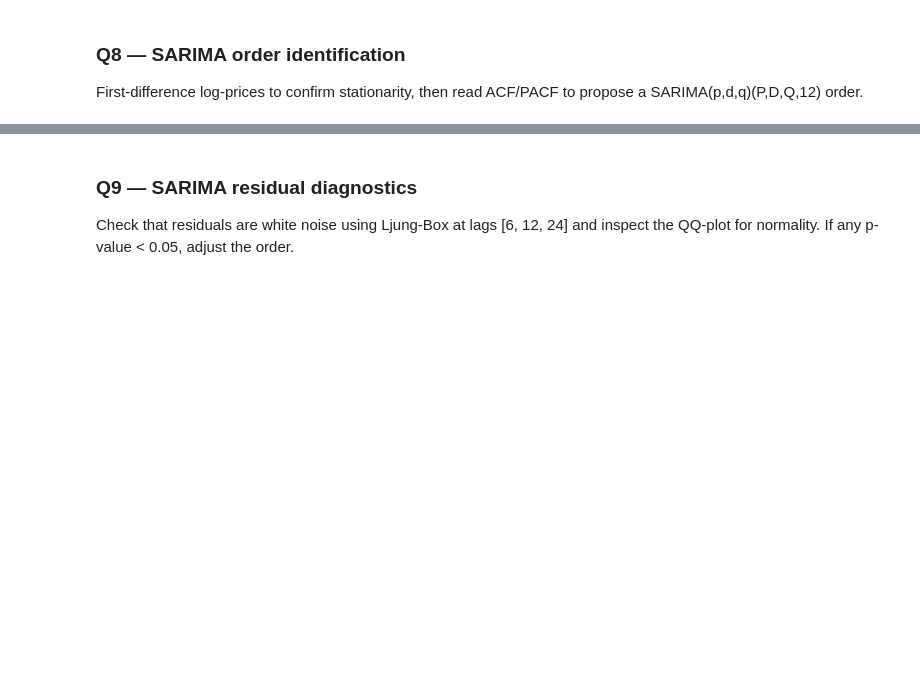
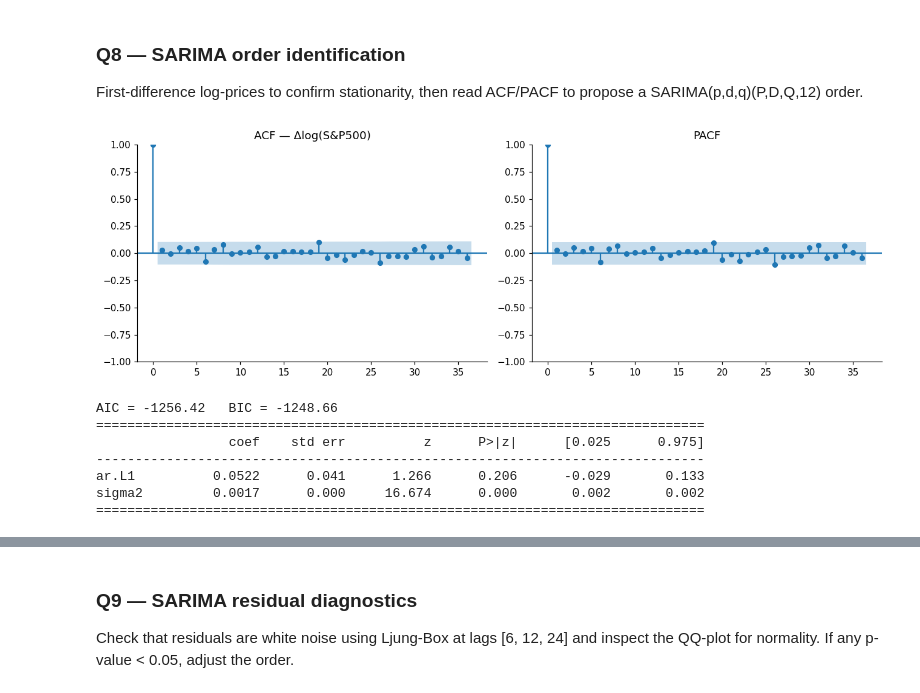
Before and after one commit to CodexAarogya/Fusemachines-Assignments, a Jupyter notebook: Week-8/Assignment/W8_Forecasting_Assignment.ipynb, the cells around one changed output, grey strips where cells are left out. Saved outputs shown, nothing was run; the diff lists cells and outputs as text; code cells hidden in the pictures; blank space fills up the shorter version.

```diff
--- a/Week-8/Assignment/W8_Forecasting_Assignment.ipynb
+++ b/Week-8/Assignment/W8_Forecasting_Assignment.ipynb
@@ -389,25 +414,34 @@ First-difference log-prices to confirm stationarity, then read ACF/PACF
 to propose a SARIMA(p,d,q)(P,D,Q,12) order.
 # %%
 # Q8 ──────────────────────────────────────────────────────────────────────────
-diff_log = None   # first difference of log_train with NaN removed
+diff_log = log_train.diff().dropna()   # first difference of log_train with NaN removed
 
 fig, axes = plt.subplots(1, 2, figsize=(12, 4))
 plot_acf( diff_log, ax=axes[0], lags=36, title='ACF — Δlog(S&P500)')
 plot_pacf(diff_log, ax=axes[1], lags=36, title='PACF', method='ywm')
 plt.tight_layout(); plt.show()
 
-p, d, q = None, None, None   # non-seasonal AR, differencing, MA orders
-P, D, Q = None, None, None   # seasonal AR, differencing, MA orders (period = 12)
+p, d, q = 1, 1, 0   # non-seasonal AR, differencing, MA orders
+P, D, Q = 0, 0, 0   # seasonal AR, differencing, MA orders (period = 12)
 
 sarima = SARIMAX(
     log_train,
     order=(p, d, q),
     seasonal_order=(P, D, Q, 12),
     enforce_stationarity=False,
     enforce_invertibility=False,
 ).fit(disp=False)
 
 print(f"AIC = {sarima.aic:.2f}   BIC = {sarima.bic:.2f}")
 print(sarima.summary().tables[1])
+# %% [output]
+[figure, added]
+AIC = -1256.42   BIC = -1248.66
+==============================================================================
+                 coef    std err          z      P>|z|      [0.025      0.975]
+------------------------------------------------------------------------------
+ar.L1          0.0522      0.041      1.266      0.206      -0.029       0.133
+sigma2         0.0017      0.000     16.674      0.000       0.002       0.002
+==============================================================================
 # %% [markdown]
 ✍ **Reflect:** For near-white-noise log-returns, which SARIMA order is equivalent to a random walk? What does it mean if AutoARIMA selects ARIMA(0,1,0)?
```
Also changed, not shown: parts of 46 cells of this notebook.
